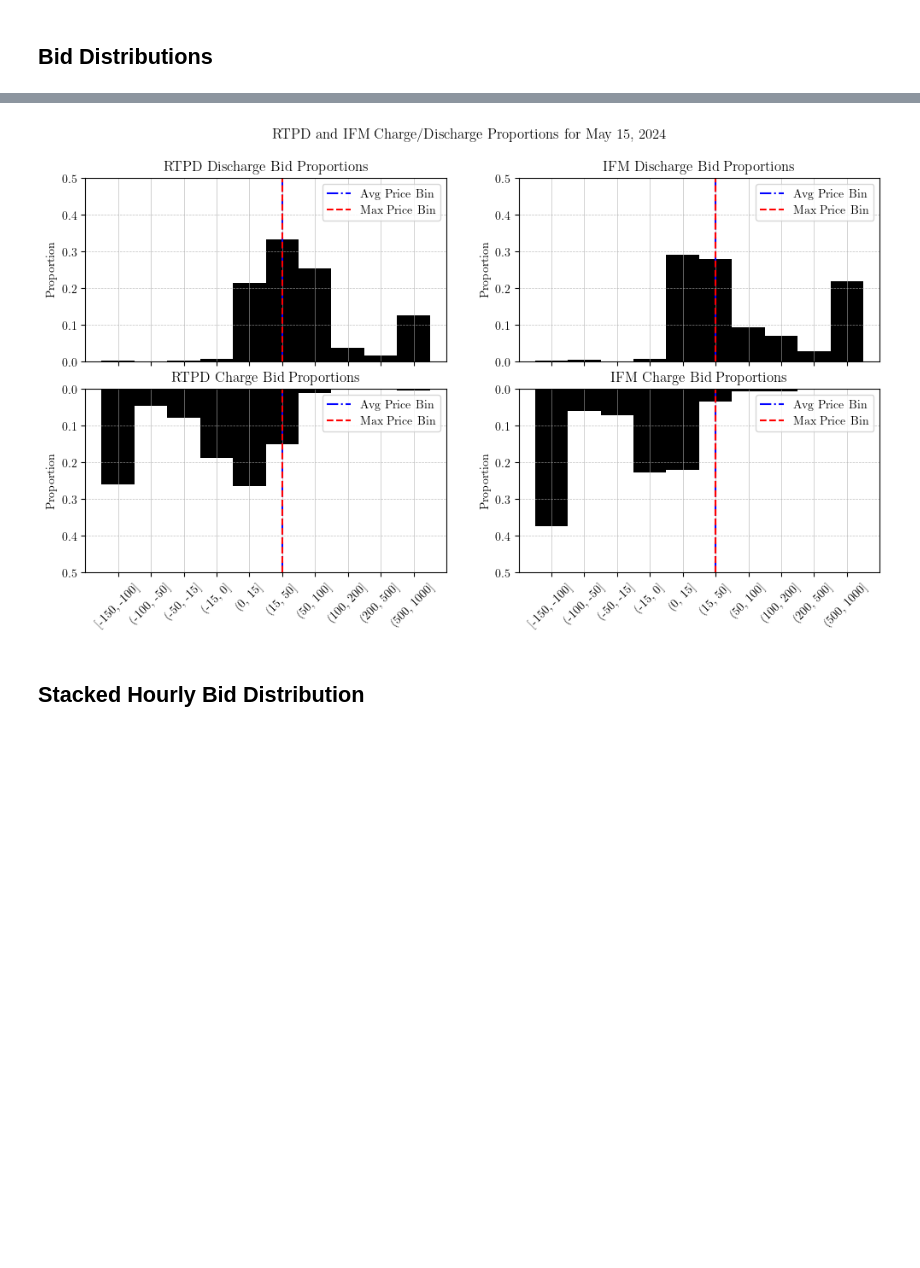
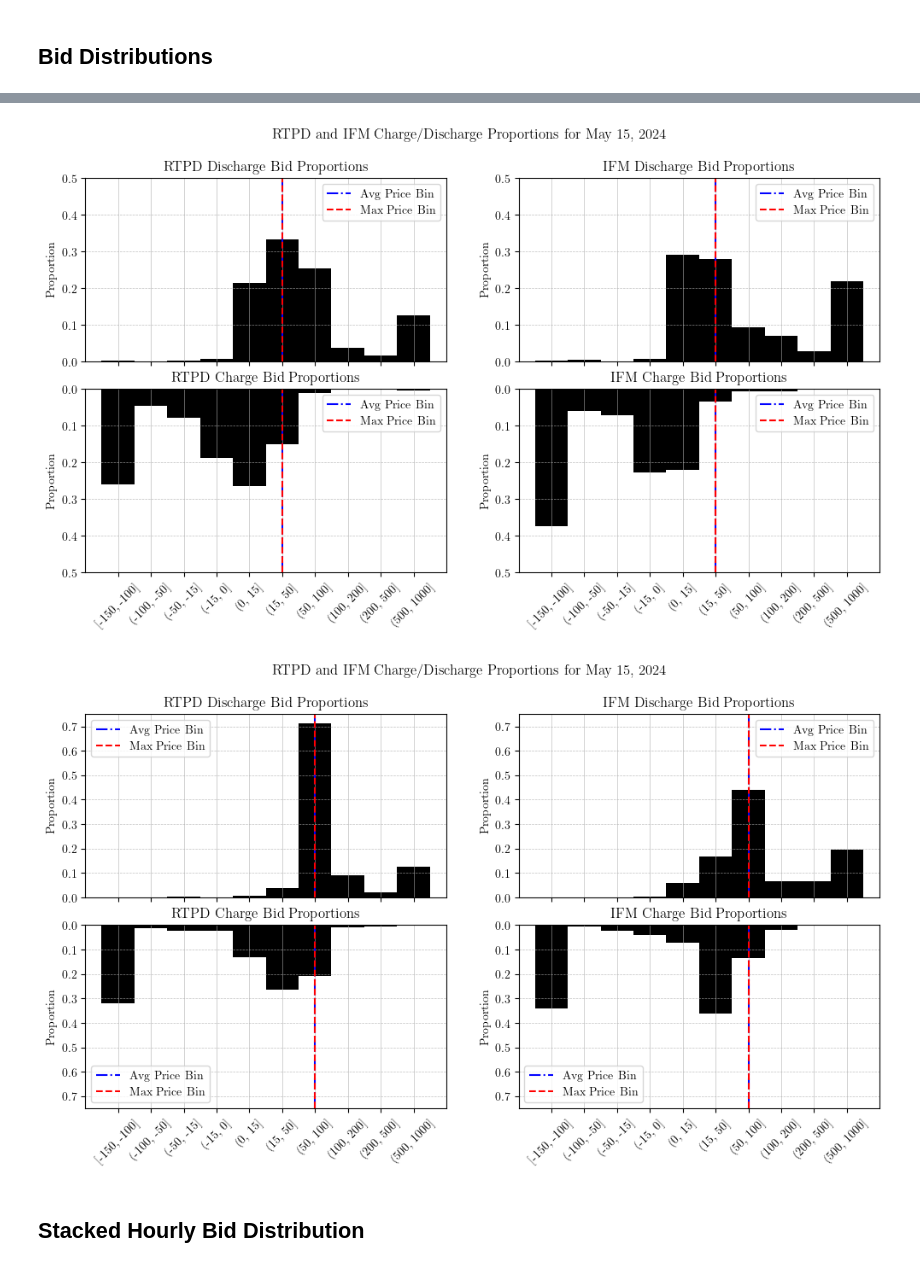
Before and after one commit to nmadev/CAISO-EnergyStorage, a Jupyter notebook: CAISO_ES_BIDS/CAISO_ES_BID_FINAL_ANALYSIS.ipynb, the cells around one changed output, grey strips where cells are left out. Drawn from its saved outputs; the diff is of its cells as text; code cells hidden in the pictures; blank space fills up the shorter version.

```diff
--- a/CAISO_ES_BIDS/CAISO_ES_BID_FINAL_ANALYSIS.ipynb
+++ b/CAISO_ES_BIDS/CAISO_ES_BID_FINAL_ANALYSIS.ipynb
@@ -772,6 +772,14 @@ plot_bid_distribution(
     date_descriptor="May 15, 2024",
     savefile="May15_2024_NonPriceSpikeBidDist",
 )
+
+plot_bid_distribution(
+    data=daily_df,
+    start_date=pd.Timestamp("January 22, 2024"),
+    end_date=pd.Timestamp("January 22, 2024"),
+    date_descriptor="May 15, 2024",
+    savefile="May15_2024_NonPriceSpikeBidDist",
+)
 # %% [output]
 2024-01-16    185.822867
 Freq: D, Name: da_price_avg, dtype: float64
@@ -800,5 +820,6 @@ Freq: D, Name: rt_price_max, dtype: float64
 [figure]
 [figure]
+[figure, added]
 # %% [markdown]
 ## Stacked Hourly Bid Distribution
 # %%
```
Also changed, not shown: parts of 3 cells of this notebook, 2 other files.
